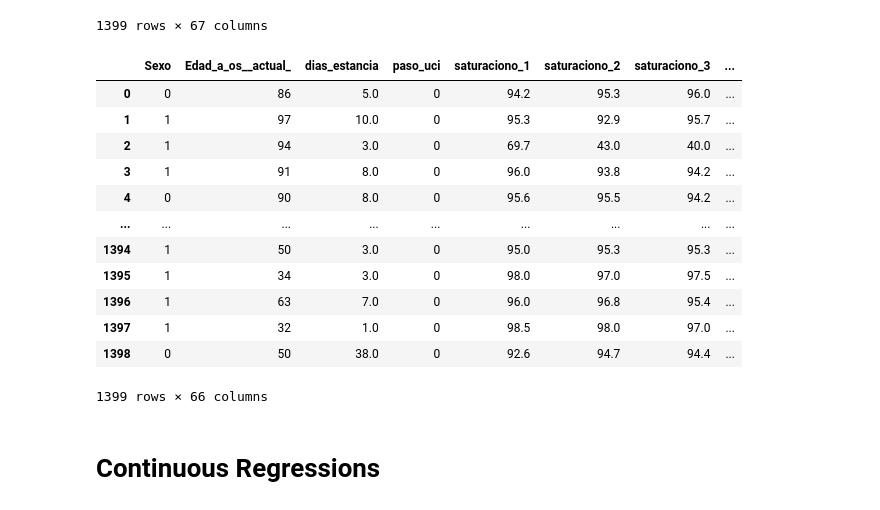
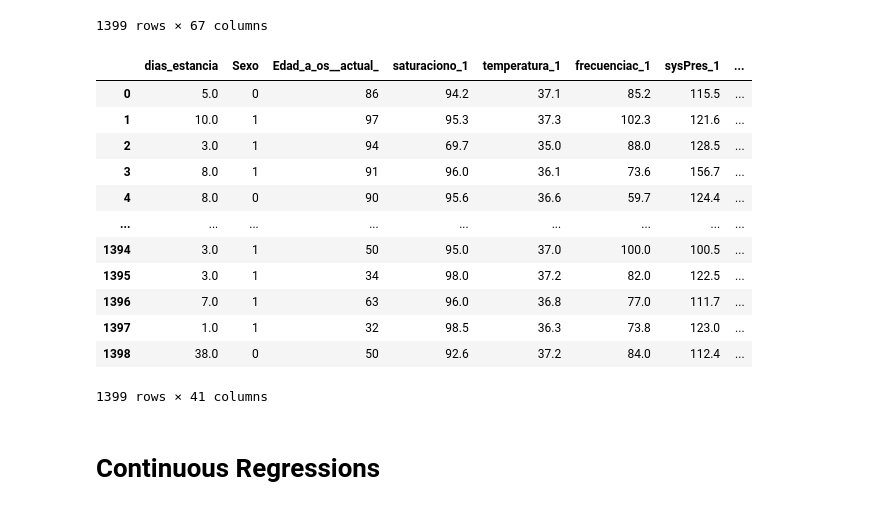
Before and after one commit to sergio-qp/TFM-covid, a Jupyter notebook: tfm_clean_regs_length.ipynb, the cells around one changed output. Saved outputs shown, nothing was run; the diff lists cells and outputs as text; code cells hidden in the pictures.

```diff
--- a/tfm_clean_regs_length.ipynb
+++ b/tfm_clean_regs_length.ipynb
@@ -89,24 +89,24 @@ blood_vars = ['San-Basófilos_absVal_pat',
        'San-Neutrófilos_Pct'
 ]
 # %%
-current_variables = fullvars #removing dead since we don't know for a patient going in.
+current_variables = limitvars #removing dead since we don't know for a patient going in.
 # current_variables = fullvars
 plugin=fullData[current_variables]
 plugin
 # %% [output]
-|  | Sexo | Edad_a_os__actual_ | dias_estancia | paso_uci | saturaciono_1 | saturaciono_2 | saturaciono_3 | ... |
-| 0 | 0 | 86 | 5.0 | 0 | 94.2 | 95.3 | 96.0 | ... |
-| 1 | 1 | 97 | 10.0 | 0 | 95.3 | 92.9 | 95.7 | ... |
-| 2 | 1 | 94 | 3.0 | 0 | 69.7 | 43.0 | 40.0 | ... |
-| 3 | 1 | 91 | 8.0 | 0 | 96.0 | 93.8 | 94.2 | ... |
-| 4 | 0 | 90 | 8.0 | 0 | 95.6 | 95.5 | 94.2 | ... |
+|  | dias_estancia | Sexo | Edad_a_os__actual_ | saturaciono_1 | temperatura_1 | frecuenciac_1 | sysPres_1 | ... |
+| 0 | 5.0 | 0 | 86 | 94.2 | 37.1 | 85.2 | 115.5 | ... |
+| 1 | 10.0 | 1 | 97 | 95.3 | 37.3 | 102.3 | 121.6 | ... |
+| 2 | 3.0 | 1 | 94 | 69.7 | 35.0 | 88.0 | 128.5 | ... |
+| 3 | 8.0 | 1 | 91 | 96.0 | 36.1 | 73.6 | 156.7 | ... |
+| 4 | 8.0 | 0 | 90 | 95.6 | 36.6 | 59.7 | 124.4 | ... |
 | ... | ... | ... | ... | ... | ... | ... | ... | ... |
-| 1394 | 1 | 50 | 3.0 | 0 | 95.0 | 95.3 | 95.3 | ... |
-| 1395 | 1 | 34 | 3.0 | 0 | 98.0 | 97.0 | 97.5 | ... |
-| 1396 | 1 | 63 | 7.0 | 0 | 96.0 | 96.8 | 95.4 | ... |
-| 1397 | 1 | 32 | 1.0 | 0 | 98.5 | 98.0 | 97.0 | ... |
-| 1398 | 0 | 50 | 38.0 | 0 | 92.6 | 94.7 | 94.4 | ... |
+| 1394 | 3.0 | 1 | 50 | 95.0 | 37.0 | 100.0 | 100.5 | ... |
+| 1395 | 3.0 | 1 | 34 | 98.0 | 37.2 | 82.0 | 122.5 | ... |
+| 1396 | 7.0 | 1 | 63 | 96.0 | 36.8 | 77.0 | 111.7 | ... |
+| 1397 | 1.0 | 1 | 32 | 98.5 | 36.3 | 73.8 | 123.0 | ... |
+| 1398 | 38.0 | 0 | 50 | 92.6 | 37.2 | 84.0 | 112.4 | ... |
-1399 rows × 66 columns
+1399 rows × 41 columns
 # %% [markdown]
 # Continuous Regressions
 # %% [markdown]
```
Also changed, not shown: parts of 8 cells of this notebook.
